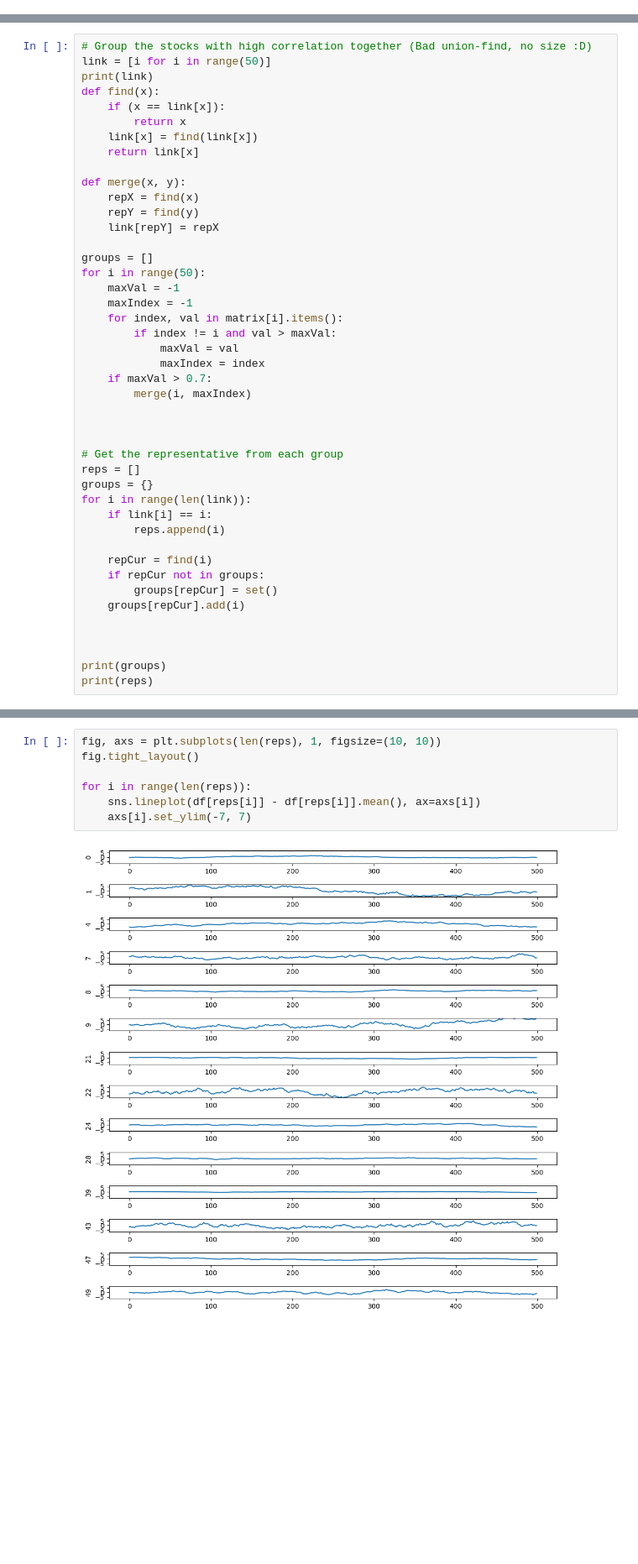
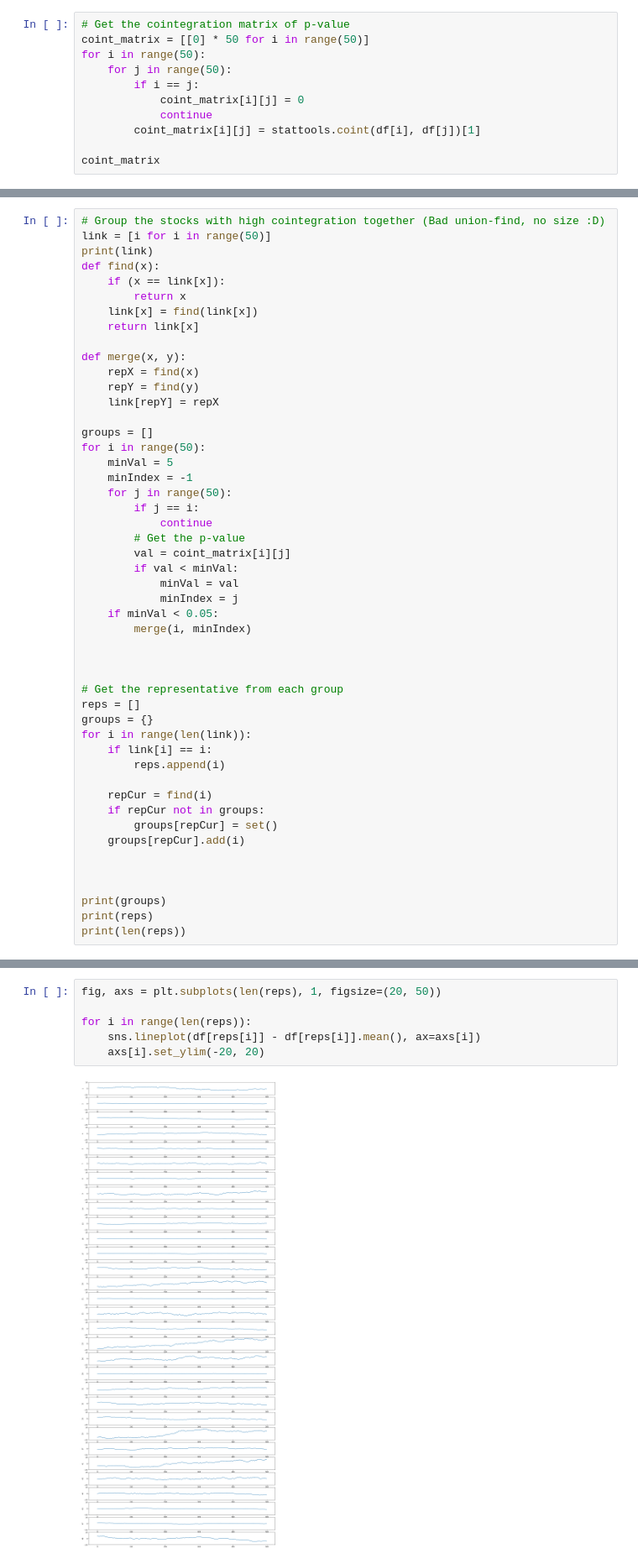
Before and after one commit to Troppydash/algothon, a Jupyter notebook: data_analysis.ipynb, the cells around one changed output, grey strips where cells are left out. Shown at 84% size. Drawn from its saved outputs; the diff is of its cells as text; blank space fills up the shorter version.

Commit message:
Flip to cointegration

```diff
--- a/data_analysis.ipynb
+++ b/data_analysis.ipynb
@@ -66,0 +43,11 @@ Name: 49, dtype: float64
+# %%
+# Get the cointegration matrix of p-value
+coint_matrix = [[0] * 50 for i in range(50)]
+for i in range(50):
+    for j in range(50):
+        if i == j:
+            coint_matrix[i][j] = 0
+            continue
+        coint_matrix[i][j] = stattools.coint(df[i], df[j])[1]
+
+coint_matrix
@@ -67,5 +76,5 @@ Name: 49, dtype: float64
 # %%
-# Group the stocks with high correlation together (Bad union-find, no size :D)
+# Group the stocks with high cointegration together (Bad union-find, no size :D)
 link = [i for i in range(50)]
 print(link)
 def find(x):
@@ -81,14 +90,18 @@ def merge(x, y):
 
 groups = []
 for i in range(50):
-    maxVal = -1
-    maxIndex = -1
-    for index, val in matrix[i].items():
-        if index != i and val > maxVal:
-            maxVal = val
-            maxIndex = index
-    if maxVal > 0.7:
-        merge(i, maxIndex)
+    minVal = 5
+    minIndex = -1
+    for j in range(50):
+        if j == i:
+            continue
+        # Get the p-value
+        val = coint_matrix[i][j]
+        if val < minVal:
+            minVal = val
+            minIndex = j
+    if minVal < 0.05:
+        merge(i, minIndex)
 
 
 
@@ -108,5 +121,6 @@ for i in range(len(link)):
 
 print(groups)
 print(reps)
+print(len(reps))
 # %% [output]
 [0, 1, 2, 3, 4, 5, 6, 7, 8, 9, 10, 11, 12, 13, 14, 15, 16, 17, 18, 19, 20, 21, 22, 23, 24, 25, 26, 27, 28, 29, 30, 31, 32, 33, 34, 35, 36, 37, 38, 39, 40, 41, 42, 43, 44, 45, 46, 47, 48, 49]
@@ -115,11 +130,10 @@ print(reps)
 # %%
-fig, axs = plt.subplots(len(reps), 1, figsize=(10, 10))
-fig.tight_layout()
+fig, axs = plt.subplots(len(reps), 1, figsize=(20, 50))
 
 for i in range(len(reps)):
     sns.lineplot(df[reps[i]] - df[reps[i]].mean(), ax=axs[i])
-    axs[i].set_ylim(-7, 7)
+    axs[i].set_ylim(-20, 20)
 # %% [output]
-[figure, old version]
+[figure, new version]
 # %%
 # Check the group rep
```
Also changed, not shown: parts of 11 cells of this notebook.
